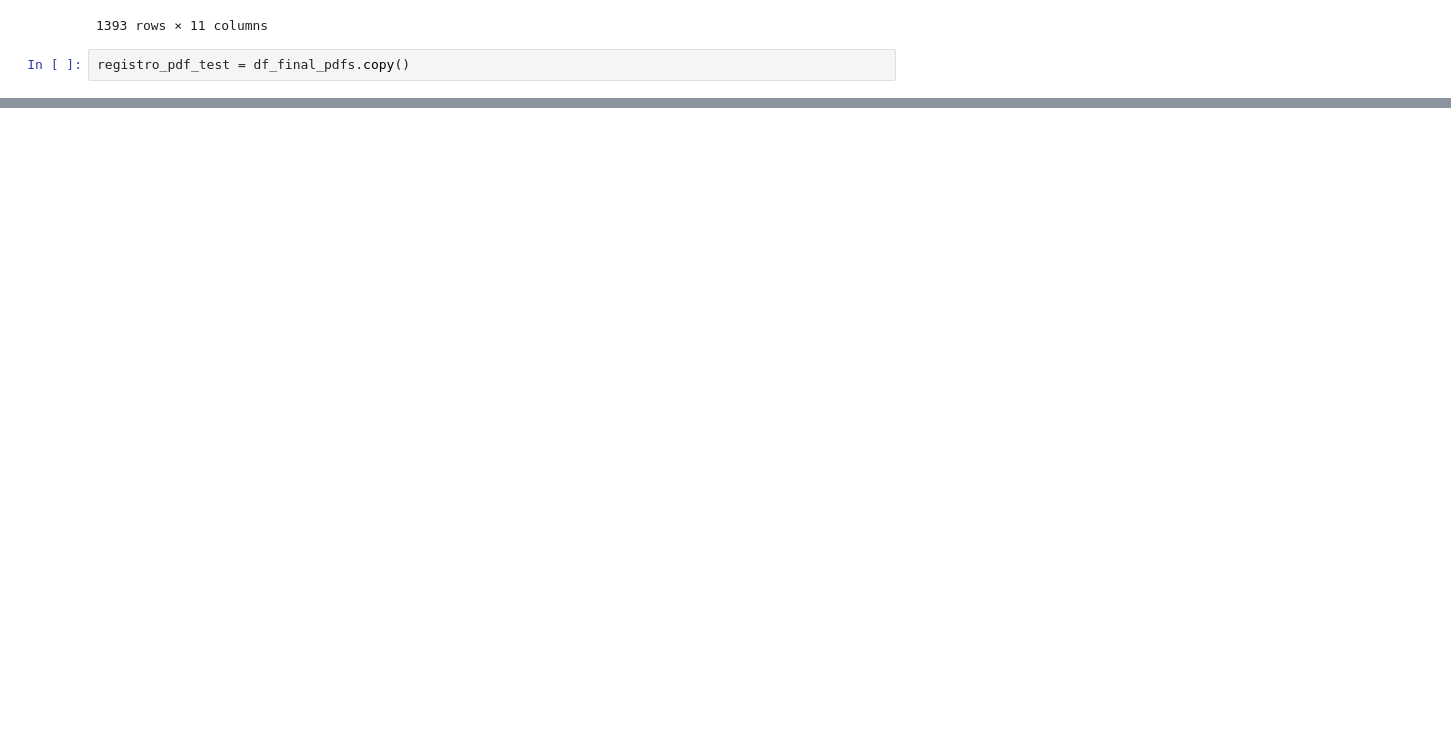
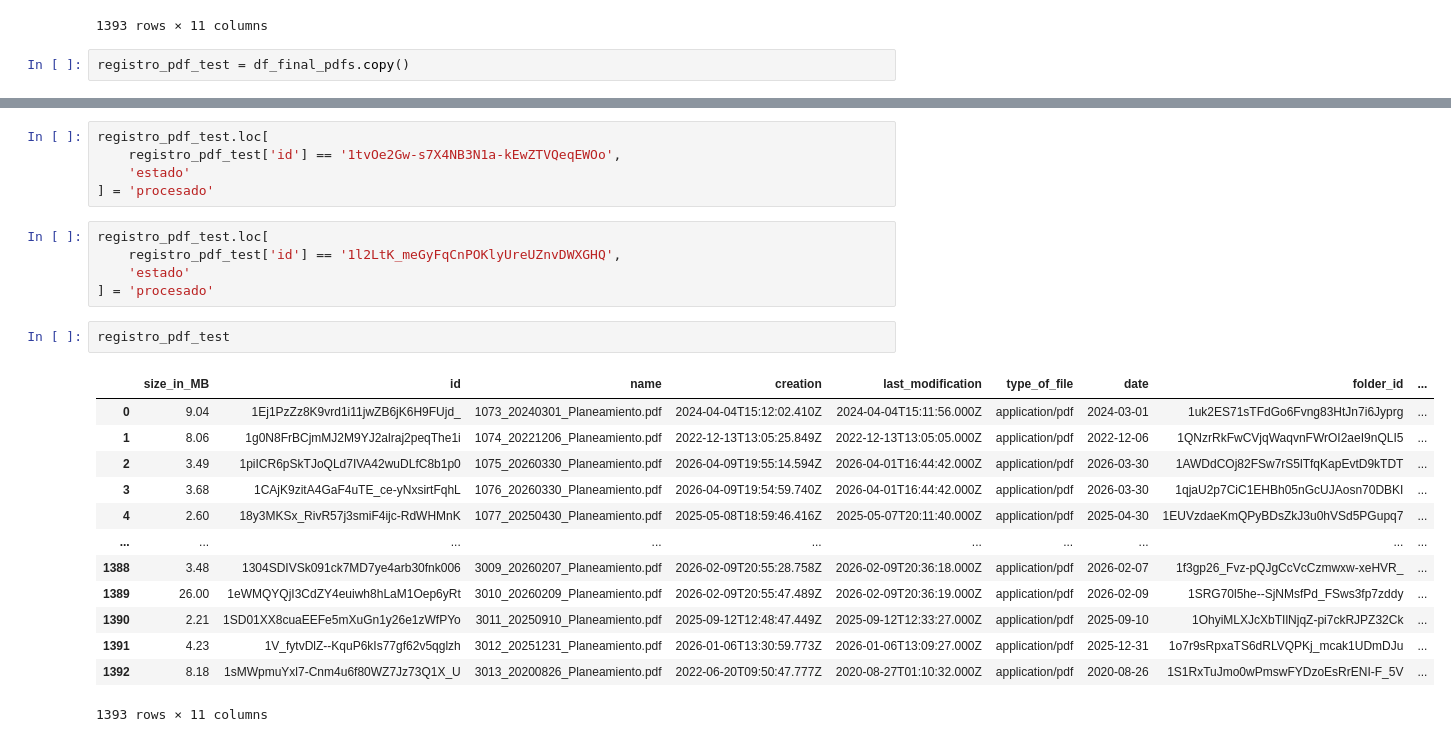
Before and after one commit to jaagarciamu/Rutinas_SEMA_SDM, a Jupyter notebook: notebooks/Lectura_planes_2.ipynb, the cells around one changed output, grey strips where cells are left out. Saved outputs shown, nothing was run; the diff lists cells and outputs as text; blank space fills up the shorter version.

```diff
--- a/notebooks/Lectura_planes_2.ipynb
+++ b/notebooks/Lectura_planes_2.ipynb
@@ -208,3 +252,29 @@ registro_pdf_test = registro.copy()
+# %%
+registro_pdf_test.loc[
+    registro_pdf_test['id'] == '1tvOe2Gw-s7X4NB3N1a-kEwZTVQeqEWOo',
+    'estado'
+] = 'procesado'
+# %%
+registro_pdf_test.loc[
+    registro_pdf_test['id'] == '1l2LtK_meGyFqCnPOKlyUreUZnvDWXGHQ',
+    'estado'
+] = 'procesado'
+# %%
+registro_pdf_test
+# %% [output]
+|  | size_in_MB | id | name | creation | last_modification | type_of_file | date | folder_id | ... |
+| 0 | 9.04 | 1Ej1PzZz8K9vrd1i11jwZB6jK6H9FUjd_ | 1073_20240301_Planeamiento.pdf | 2024-04-04T15:12:02.410Z | 2024-04-04T15:11:56.000Z | application/pdf | 2024-03-01 | 1uk2ES71sTFdGo6Fvng83HtJn7i6Jyprg | ... |
+| 1 | 8.06 | 1g0N8FrBCjmMJ2M9YJ2alraj2peqThe1i | 1074_20221206_Planeamiento.pdf | 2022-12-13T13:05:25.849Z | 2022-12-13T13:05:05.000Z | application/pdf | 2022-12-06 | 1QNzrRkFwCVjqWaqvnFWrOI2aeI9nQLI5 | ... |
+| 2 | 3.49 | 1piICR6pSkTJoQLd7IVA42wuDLfC8b1p0 | 1075_20260330_Planeamiento.pdf | 2026-04-09T19:55:14.594Z | 2026-04-01T16:44:42.000Z | application/pdf | 2026-03-30 | 1AWDdCOj82FSw7rS5lTfqKapEvtD9kTDT | ... |
+| 3 | 3.68 | 1CAjK9zitA4GaF4uTE_ce-yNxsirtFqhL | 1076_20260330_Planeamiento.pdf | 2026-04-09T19:54:59.740Z | 2026-04-01T16:44:42.000Z | application/pdf | 2026-03-30 | 1qjaU2p7CiC1EHBh05nGcUJAosn70DBKI | ... |
+| 4 | 2.60 | 18y3MKSx_RivR57j3smiF4ijc-RdWHMnK | 1077_20250430_Planeamiento.pdf | 2025-05-08T18:59:46.416Z | 2025-05-07T20:11:40.000Z | application/pdf | 2025-04-30 | 1EUVzdaeKmQPyBDsZkJ3u0hVSd5PGupq7 | ... |
+| ... | ... | ... | ... | ... | ... | ... | ... | ... | ... |
+| 1388 | 3.48 | 1304SDIVSk091ck7MD7ye4arb30fnk006 | 3009_20260207_Planeamiento.pdf | 2026-02-09T20:55:28.758Z | 2026-02-09T20:36:18.000Z | application/pdf | 2026-02-07 | 1f3gp26_Fvz-pQJgCcVcCzmwxw-xeHVR_ | ... |
+| 1389 | 26.00 | 1eWMQYQjI3CdZY4euiwh8hLaM1Oep6yRt | 3010_20260209_Planeamiento.pdf | 2026-02-09T20:55:47.489Z | 2026-02-09T20:36:19.000Z | application/pdf | 2026-02-09 | 1SRG70l5he--SjNMsfPd_FSws3fp7zddy | ... |
+| 1390 | 2.21 | 1SD01XX8cuaEEFe5mXuGn1y26e1zWfPYo | 3011_20250910_Planeamiento.pdf | 2025-09-12T12:48:47.449Z | 2025-09-12T12:33:27.000Z | application/pdf | 2025-09-10 | 1OhyiMLXJcXbTIlNjqZ-pi7ckRJPZ32Ck | ... |
+| 1391 | 4.23 | 1V_fytvDlZ--KquP6kIs77gf62v5qglzh | 3012_20251231_Planeamiento.pdf | 2026-01-06T13:30:59.773Z | 2026-01-06T13:09:27.000Z | application/pdf | 2025-12-31 | 1o7r9sRpxaTS6dRLVQPKj_mcak1UDmDJu | ... |
+| 1392 | 8.18 | 1sMWpmuYxl7-Cnm4u6f80WZ7Jz73Q1X_U | 3013_20200826_Planeamiento.pdf | 2022-06-20T09:50:47.777Z | 2020-08-27T01:10:32.000Z | application/pdf | 2020-08-26 | 1S1RxTuJmo0wPmswFYDzoEsRrENI-F_5V | ... |
+1393 rows × 11 columns
 # %%
 import unicodedata
 import logging
```
Also changed, not shown: parts of 8 cells of this notebook, 4 other files.
